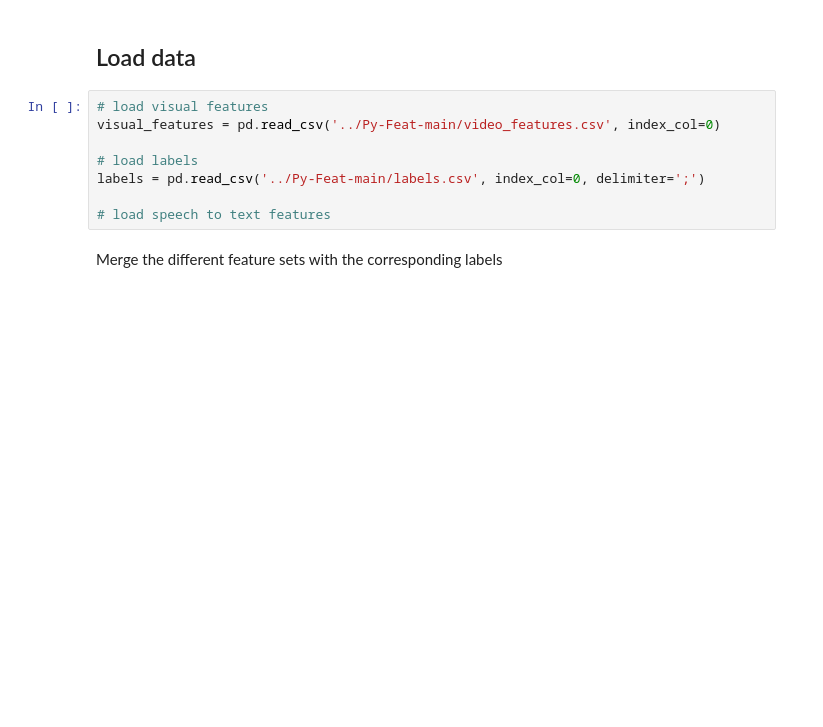
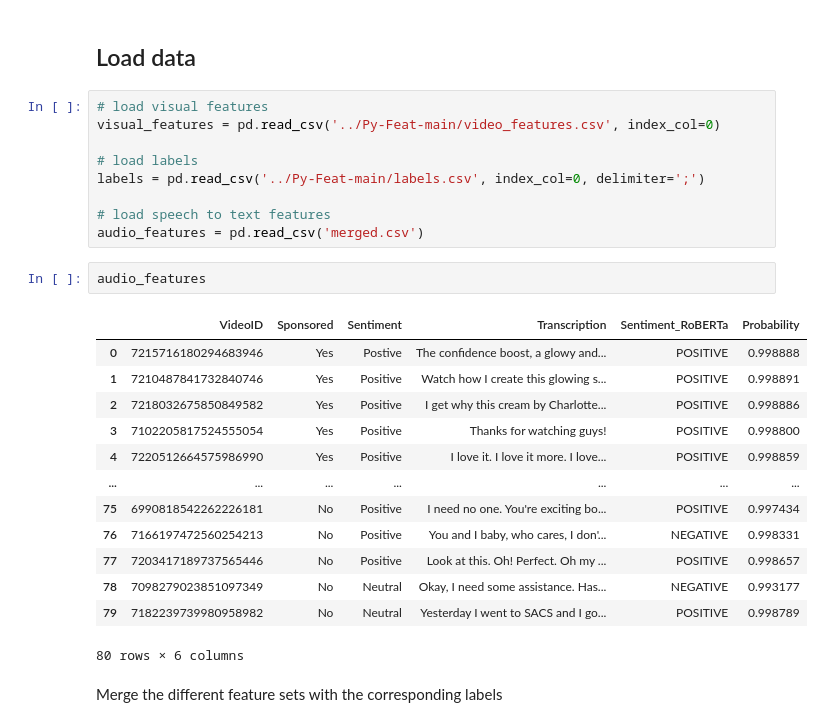
Before and after one commit to DHeijbroek/MultiMedia_group24, a Jupyter notebook: Classification/classification.ipynb, the cells around one changed output. Saved outputs shown, nothing was run; the diff lists cells and outputs as text; blank space fills up the shorter version.

```diff
--- a/Classification/classification.ipynb
+++ b/Classification/classification.ipynb
@@ -23,6 +23,23 @@ visual_features = pd.read_csv('../Py-Feat-main/video_features.csv', index_col=0)
 labels = pd.read_csv('../Py-Feat-main/labels.csv', index_col=0, delimiter=';')
 
 # load speech to text features
+audio_features = pd.read_csv('merged.csv')
+# %%
+audio_features
+# %% [output]
+|  | VideoID | Sponsored | Sentiment | Transcription | Sentiment_RoBERTa | Probability |
+| 0 | 7215716180294683946 | Yes | Postive | The confidence boost, a glowy and... | POSITIVE | 0.998888 |
+| 1 | 7210487841732840746 | Yes | Positive | Watch how I create this glowing s... | POSITIVE | 0.998891 |
+| 2 | 7218032675850849582 | Yes | Positive | I get why this cream by Charlotte... | POSITIVE | 0.998886 |
+| 3 | 7102205817524555054 | Yes | Positive | Thanks for watching guys! | POSITIVE | 0.998800 |
+| 4 | 7220512664575986990 | Yes | Positive | I love it. I love it more. I love... | POSITIVE | 0.998859 |
+| ... | ... | ... | ... | ... | ... | ... |
+| 75 | 6990818542262226181 | No | Positive | I need no one. You're exciting bo... | POSITIVE | 0.997434 |
+| 76 | 7166197472560254213 | No | Positive | You and I baby, who cares, I don'... | NEGATIVE | 0.998331 |
+| 77 | 7203417189737565446 | No | Positive | Look at this. Oh! Perfect. Oh my ... | POSITIVE | 0.998657 |
+| 78 | 7098279023851097349 | No | Neutral | Okay, I need some assistance. Has... | NEGATIVE | 0.993177 |
+| 79 | 7182239739980958982 | No | Neutral | Yesterday I went to SACS and I go... | POSITIVE | 0.998789 |
+80 rows × 6 columns
 # %% [markdown]
 Merge the different feature sets with the corresponding labels
 # %%
```
Also changed, not shown: parts of 12 cells of this notebook, 1 other file.
